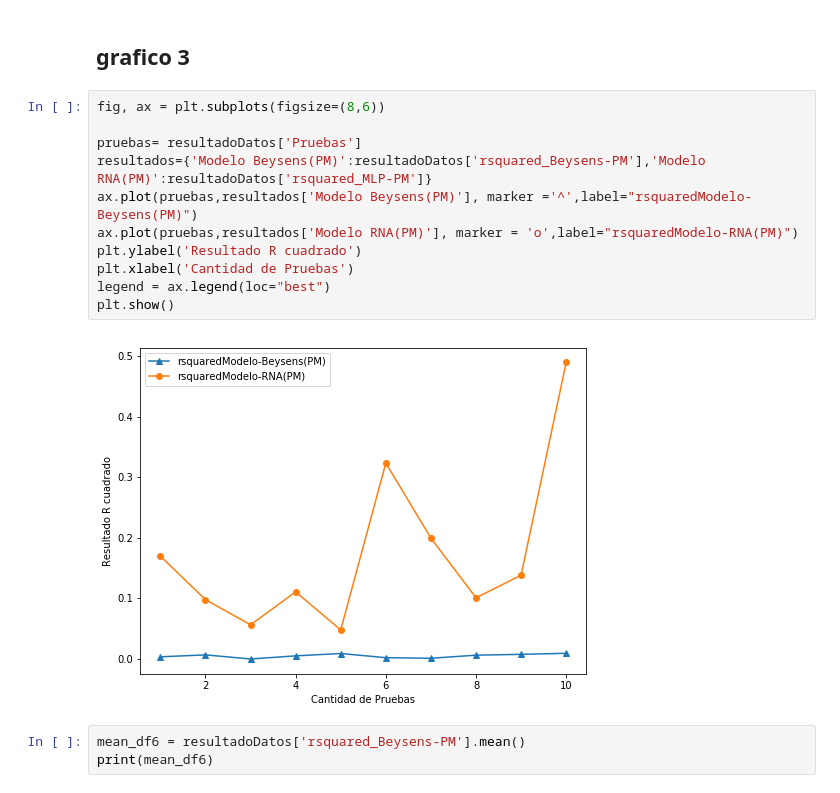
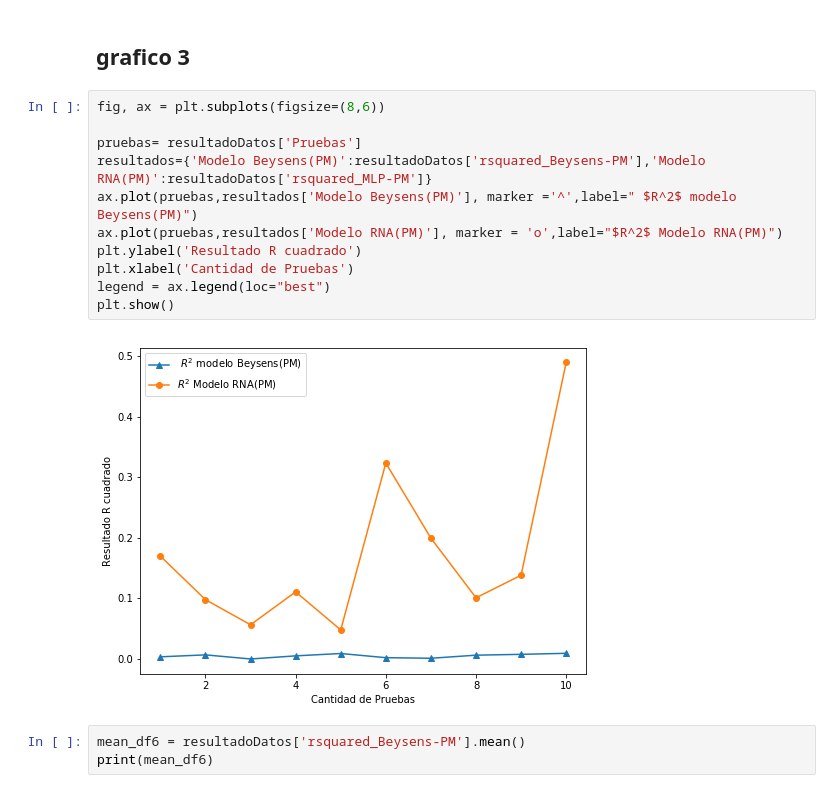
Before and after one commit to Rodrigomontenegrofarias/result, a Jupyter notebook: prueba/Resultados_final.ipynb, the cells around one changed output. Saved outputs shown, nothing was run; the diff lists cells and outputs as text.

```diff
--- a/prueba/Resultados_final.ipynb
+++ b/prueba/Resultados_final.ipynb
@@ -556,16 +557,16 @@ print(statistics.stdev(resultadoDatos['rsquared_Beysens-PM']))
 # %%
 fig, ax = plt.subplots(figsize=(8,6))
 
 pruebas= resultadoDatos['Pruebas']
 resultados={'Modelo Beysens(PM)':resultadoDatos['rsquared_Beysens-PM'],'Modelo RNA(PM)':resultadoDatos['rsquared_MLP-PM']}
-ax.plot(pruebas,resultados['Modelo Beysens(PM)'], marker ='^',label="rsquaredModelo-Beysens(PM)")
-ax.plot(pruebas,resultados['Modelo RNA(PM)'], marker = 'o',label="rsquaredModelo-RNA(PM)")
+ax.plot(pruebas,resultados['Modelo Beysens(PM)'], marker ='^',label=" $R^2$ modelo Beysens(PM)")
+ax.plot(pruebas,resultados['Modelo RNA(PM)'], marker = 'o',label="$R^2$ Modelo RNA(PM)")
 plt.ylabel('Resultado R cuadrado')
 plt.xlabel('Cantidad de Pruebas')
 legend = ax.legend(loc="best")
 plt.show()
 # %% [output]
-[figure, old version]
+[figure, new version]
 # %%
 mean_df6 = resultadoDatos['rsquared_Beysens-PM'].mean()
 print(mean_df6)
```
Also changed, not shown: parts of 19 cells of this notebook, 1 other file.
